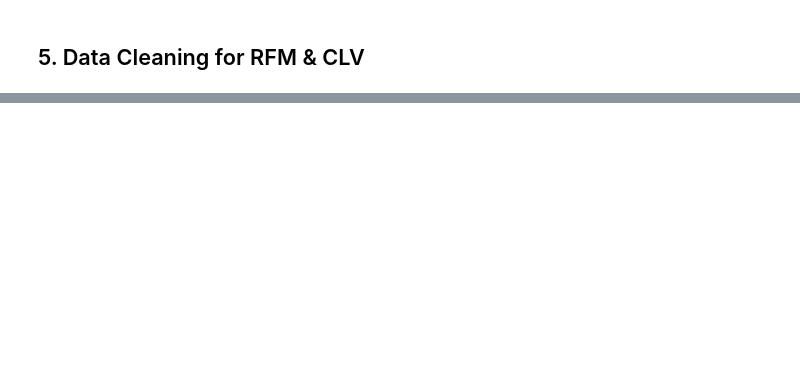
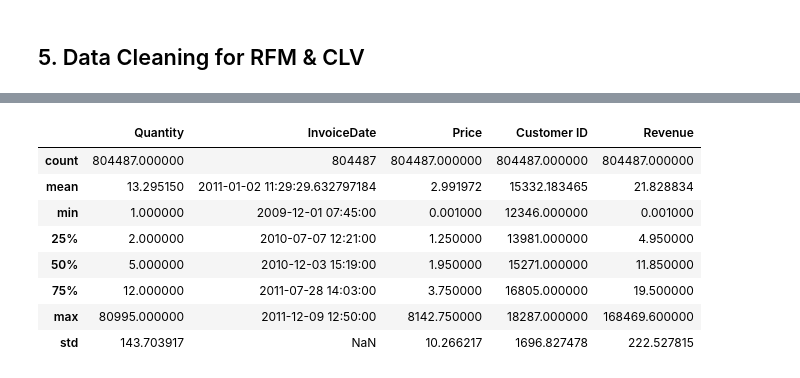
Before and after one commit to nabigwaku/customer-segmentation-rfm-clv, a Jupyter notebook: notebooks/customer_segmentation_story.ipynb, the cells around one changed output, grey strips where cells are left out. Saved outputs shown, nothing was run; the diff lists cells and outputs as text; code cells hidden in the pictures; blank space fills up the shorter version.

```diff
--- a/notebooks/customer_segmentation_story.ipynb
+++ b/notebooks/customer_segmentation_story.ipynb
@@ -323,0 +338,2 @@ df[df["StockCode"].str.contains("^DOT")] # looking at stock codes with DOT in th
+# %%
+df_clean = df_clean[df_clean["Invoice"].str.len() <= 6]
@@ -323,0 +342,5 @@ df[df["StockCode"].str.contains("^DOT")] # looking at stock codes with DOT in th
+# %%
+df_clean = df_clean[
+    (df_clean["Quantity"] > 0) &
+    (df_clean["Price"] > 0)
+]
@@ -323,0 +349,8 @@ df[df["StockCode"].str.contains("^DOT")] # looking at stock codes with DOT in th
+# %%
+exclude_codes = [
+    'DOT','D','M','m','BANK CHARGES','B','S',
+    'TEST001','TEST002','ADJUST','ADJUST2',
+    'AMAZONFEE','SP1002','C2','C3'
+]
+
+df_clean = df_clean[~df_clean["StockCode"].isin(exclude_codes)]
@@ -323,0 +359,2 @@ df[df["StockCode"].str.contains("^DOT")] # looking at stock codes with DOT in th
+# %%
+df_clean["Revenue"] = df_clean["Quantity"] * df_clean["Price"]
@@ -323,0 +382,12 @@ df[df["StockCode"].str.contains("^DOT")] # looking at stock codes with DOT in th
+# %%
+df_clean.describe()
+# %% [output]
+|  | Quantity | InvoiceDate | Price | Customer ID | Revenue |
+| count | 804487.000000 | 804487 | 804487.000000 | 804487.000000 | 804487.000000 |
+| mean | 13.295150 | 2011-01-02 11:29:29.632797184 | 2.991972 | 15332.183465 | 21.828834 |
+| min | 1.000000 | 2009-12-01 07:45:00 | 0.001000 | 12346.000000 | 0.001000 |
+| 25% | 2.000000 | 2010-07-07 12:21:00 | 1.250000 | 13981.000000 | 4.950000 |
+| 50% | 5.000000 | 2010-12-03 15:19:00 | 1.950000 | 15271.000000 | 11.850000 |
+| 75% | 12.000000 | 2011-07-28 14:03:00 | 3.750000 | 16805.000000 | 19.500000 |
+| max | 80995.000000 | 2011-12-09 12:50:00 | 8142.750000 | 18287.000000 | 168469.600000 |
+| std | 143.703917 | NaN | 10.266217 | 1696.827478 | 222.527815 |
```
Also changed, not shown: parts of 13 cells of this notebook.
